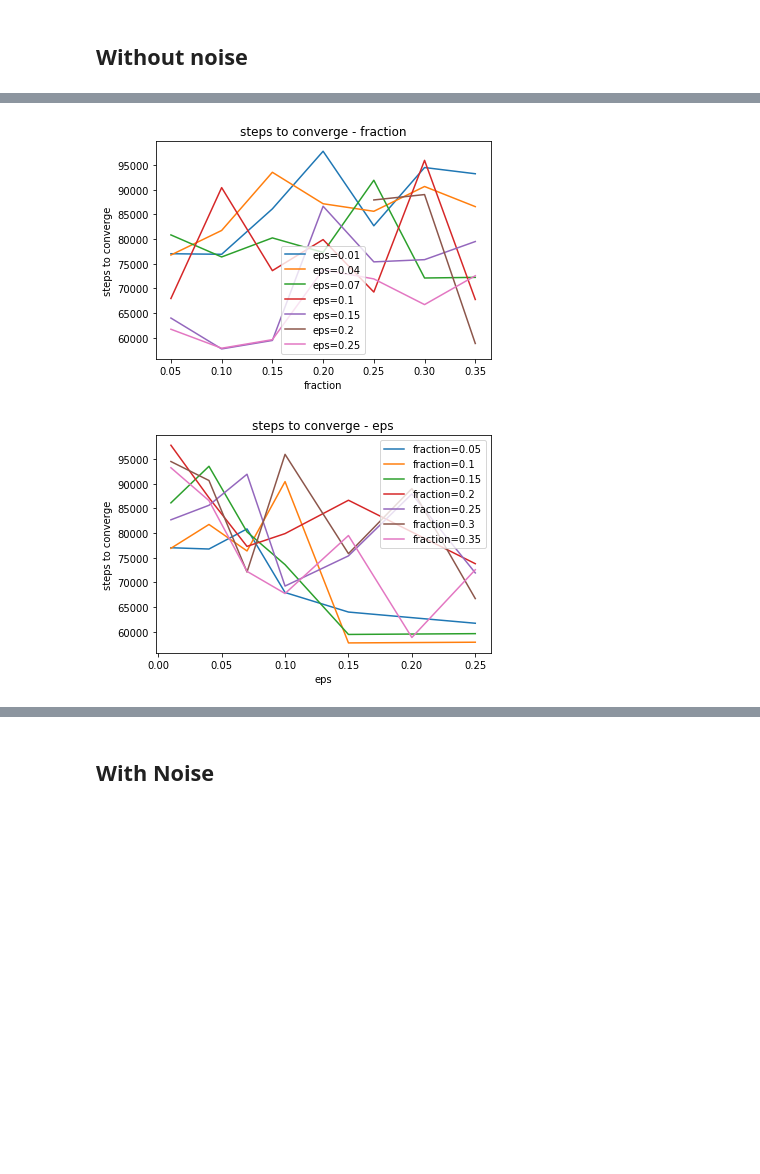
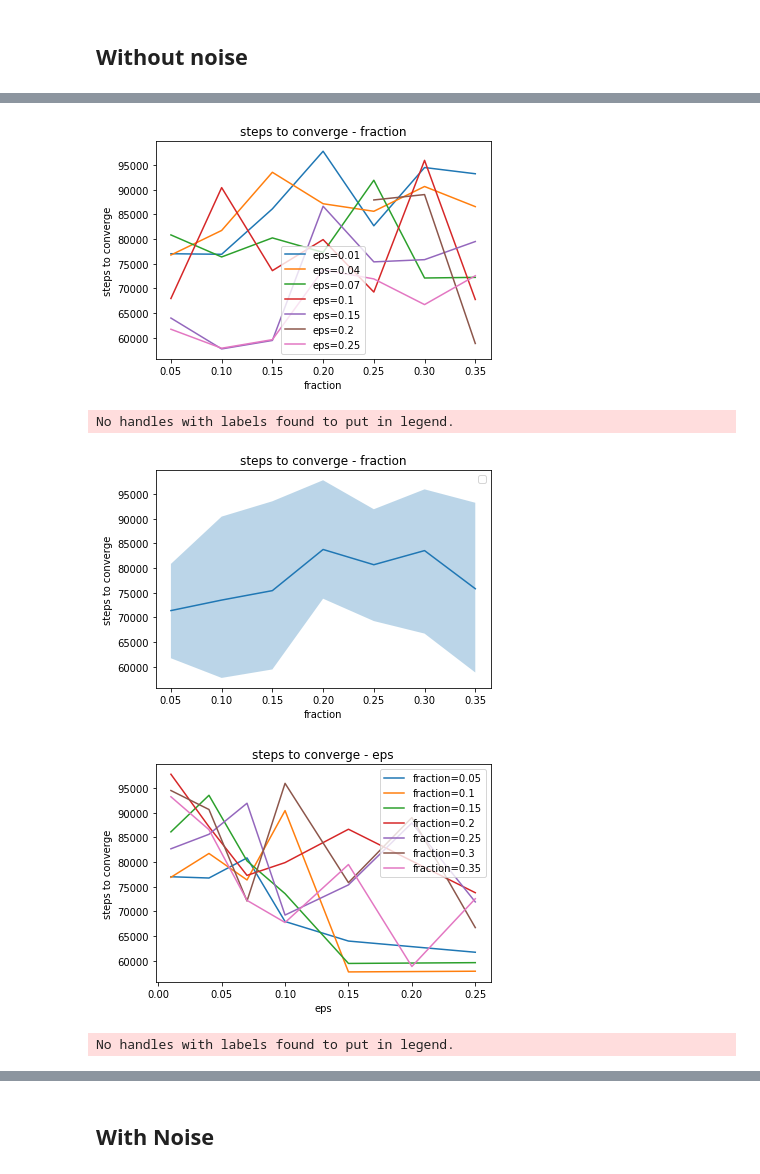
Before and after one commit to qifanz/baselines_GTL, a Jupyter notebook: baselines/deepq/plots.ipynb, the cells around one changed output, grey strips where cells are left out. Drawn from its saved outputs; the diff is of its cells as text; code cells hidden in the pictures; blank space fills up the shorter version.

Commit message:
modified plots

```diff
--- a/baselines/deepq/plots.ipynb
+++ b/baselines/deepq/plots.ipynb
@@ -17,25 +17,3 @@ labels=["eps","fraction","mean max reward","std max reward","","","steps to conv
 
 #In the order of labels, ex. possible_values[0] corresponds to values of eps
 possible_values=[[0.01, 0.04, 0.07, 0.1, 0.15, 0.2, 0.25],[0.05, 0.1, 0.15, 0.2, 0.25, 0.3, 0.35]]
-# %%
-def plot(xlabel,ylabel,zlabel):
-
-    plt.figure()
-    plt.ylabel(labels[ylabel])
-    plt.xlabel(labels[xlabel])
-    plt.title(labels[ylabel]+' - '+labels[xlabel])
-    # TODO: iterate the values contained in csv instead of manual inputs
-    iterating_items=possible_values[zlabel]
-    for it in iterating_items:
-        x=[]
-        y=[]
-        for i in range (0,len(log),1):
-            if abs(log[i][zlabel].astype(np.float32) - it)<0.001:
-                y.append(log[i][ylabel].astype(np.float32))
-                x.append(log[i][xlabel].astype(np.float32))
-        xs, ys = zip(*sorted(zip(x, y)))
-        plt.plot(xs, ys, label=labels[zlabel]+'='+str(it))
-    plt.legend(loc='best')
-    plt.savefig(os.path.join('./log', labels[xlabel]+'_'+labels[ylabel]+'_'+labels[zlabel]+'.png'))
-    plt.show()
-    plt.close()
@@ -91,7 +164,12 @@ plot(0,3,1)
 # %%
 
 plot(1,6,0)
+plot(1,6)
 plot(0,6,1)
+plot(0,6)
 # %% [output]
 [figure]
+No handles with labels found to put in legend.
-[figure, old version]
+[figure, new version]
+[figure, added]
+No handles with labels found to put in legend.
```
Also changed, not shown: parts of 6 cells of this notebook.
